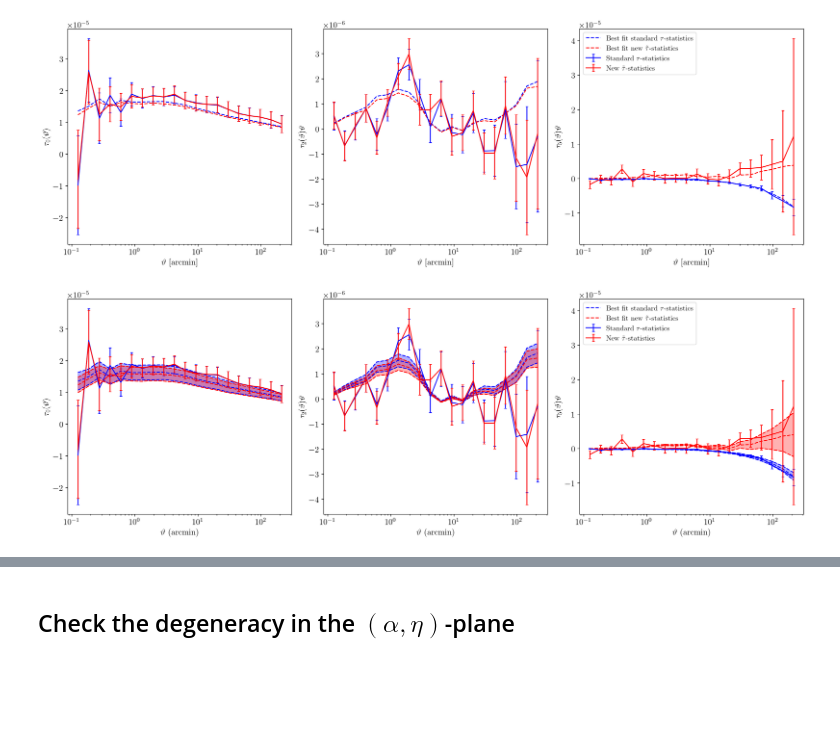
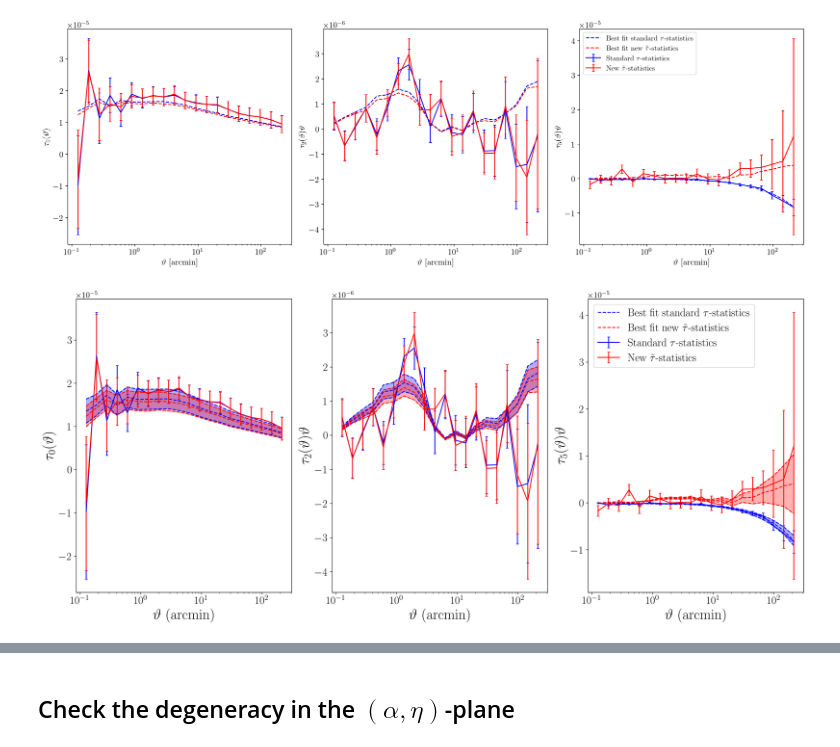
Before and after one commit to sachaguer/tau_stats_paper, a Jupyter notebook: shear_scalar_correlator.ipynb, the cells around one changed output, grey strips where cells are left out. Cells and saved outputs as stored; diff of their text form; code cells hidden in the pictures; blank space fills up the shorter version.

Commit message:
Update notebooks with correct layout for the figures. Add Plots and some data required.

```diff
--- a/shear_scalar_correlator.ipynb
+++ b/shear_scalar_correlator.ipynb
@@ -347,7 +347,7 @@ mean_best_fit_new = np.mean(best_fit_new, axis=2)
 quantiles_best_fit = np.quantile(best_fit, [0.16, 0.84], axis=2)
 quantiles_best_fit_new = np.quantile(best_fit_new, [0.16, 0.84], axis=2)
 # %%
-plt.figure(figsize=(18, 6))
+plt.figure(figsize=(18, 8))
 
 plt.subplot(131)
 
@@ -363,47 +363,55 @@ plt.plot(new_tau_stats['theta'], quantiles_best_fit_new[1][0], color='red', ls='
 plt.fill_between(new_tau_stats['theta'], quantiles_best_fit_new[0][0], quantiles_best_fit_new[1][0], color='red', alpha=0.3)
 
 plt.xscale('log')
-plt.ylabel(r'$\tau_0(\vartheta)$')
-plt.xlabel(r'$\vartheta$ (arcmin)')
+plt.ylabel(r'$\tau_0(\vartheta)$', fontsize=24)
+plt.xlabel(r'$\vartheta$ (arcmin)', fontsize=24)
+plt.xticks(fontsize=18)
+plt.yticks(fontsize=18)
 
 plt.subplot(132)
 
 plt.errorbar(tau_stats['theta'], tau_stats['tau_2_p']*tau_stats['theta'], yerr=tau_stats['theta']*np.sqrt(np.diag(cov_tau_jk[20:40, 20:40])), color='blue', capsize=2)
 plt.plot(tau_stats['theta'], mean_best_fit[1]*tau_stats['theta'], color='blue', ls='--', label='best fit SP_v1.3_LFmask_8k')
 plt.plot(tau_stats['theta'], quantiles_best_fit[0][1]*tau_stats['theta'], color='blue', ls='--')
 plt.plot(tau_stats['theta'], quantiles_best_fit[1][1]*tau_stats['theta'], color='blue', ls='--')
 plt.fill_between(tau_stats['theta'], quantiles_best_fit[0][1]*tau_stats['theta'], quantiles_best_fit[1][1]*tau_stats['theta'], color='blue', alpha=0.3)
 plt.errorbar(new_tau_stats['theta'], new_tau_stats['tau_2_p']*new_tau_stats['theta'], yerr=new_tau_stats['theta']*np.sqrt(np.diag(new_cov_tau[20:40, 20:40])), color='red', capsize=2)
 plt.plot(new_tau_stats['theta'], mean_best_fit_new[1]*new_tau_stats['theta'], color='red', ls='--', label='best fit new tau')
 plt.plot(new_tau_stats['theta'], quantiles_best_fit_new[0][1]*new_tau_stats['theta'], color='red', ls='--')
 plt.plot(new_tau_stats['theta'], quantiles_best_fit_new[1][1]*new_tau_stats['theta'], color='red', ls='--')
 plt.fill_between(new_tau_stats['theta'], quantiles_best_fit_new[0][1]*new_tau_stats['theta'], quantiles_best_fit_new[1][1]*new_tau_stats['theta'], color='red', alpha=0.3)
 
 plt.xscale('log')
-plt.ylabel(r'$\tau_2(\vartheta) \vartheta$')
-plt.xlabel(r'$\vartheta$ (arcmin)')
+plt.ylabel(r'$\tau_2(\vartheta) \vartheta$', fontsize=24)
+plt.xlabel(r'$\vartheta$ (arcmin)', fontsize=24)
+plt.xticks(fontsize=18)
+plt.yticks(fontsize=18)
 
 plt.subplot(133)
 
 plt.errorbar(tau_stats['theta'], tau_stats['theta']*tau_stats['tau_5_p'], yerr=tau_stats['theta']*np.sqrt(np.diag(cov_tau_jk[40:60, 40:60])), color='blue', capsize=2, label=r'Standard $\tau$-statistics')
 plt.plot(tau_stats['theta'], tau_stats['theta']*mean_best_fit[2], color='blue', ls='--', label=r'Best fit standard $\tau$-statistics')
 plt.plot(tau_stats['theta'], tau_stats['theta']*quantiles_best_fit[0][2], color='blue', ls='--')
 plt.plot(tau_stats['theta'], tau_stats['theta']*quantiles_best_fit[1][2], color='blue', ls='--')
 plt.fill_between(tau_stats['theta'], tau_stats['theta']*quantiles_best_fit[0][2], tau_stats['theta']*quantiles_best_fit[1][2], color='blue', alpha=0.3)
 plt.errorbar(new_tau_stats['theta'], new_tau_stats['tau_5']*new_tau_stats['theta'], yerr=new_tau_stats['theta']*np.sqrt(np.diag(new_cov_tau[40:60, 40:60])), color='red', capsize=2, label=r'New $\tilde \tau$-statistics')
 plt.plot(new_tau_stats['theta'], new_tau_stats['theta']*mean_best_fit_new[2], color='red', ls='--', label=r'Best fit new $\tilde \tau$-statistics')
 plt.plot(new_tau_stats['theta'], new_tau_stats['theta']*quantiles_best_fit_new[0][2], color='red', ls='--')
 plt.plot(new_tau_stats['theta'], new_tau_stats['theta']*quantiles_best_fit_new[1][2], color='red', ls='--')
 plt.fill_between(new_tau_stats['theta'], new_tau_stats['theta']*quantiles_best_fit_new[0][2], new_tau_stats['theta']*quantiles_best_fit_new[1][2], color='red', alpha=0.3)
 
-plt.legend()
+plt.legend(fontsize=18)
 plt.xscale('log')
-plt.ylabel(r'$\tau_5(\vartheta) \vartheta$')
-plt.xlabel(r'$\vartheta$ (arcmin)')
+plt.ylabel(r'$\tau_5(\vartheta) \vartheta$', fontsize=24)
+plt.xlabel(r'$\vartheta$ (arcmin)', fontsize=24)
+plt.xticks(fontsize=18)
+plt.yticks(fontsize=18)
+
 plt.tight_layout()
+plt.savefig("Plots/sample_new_tau.png", dpi=600, bbox_inches='tight')
 plt.show()
 # %% [output]
-[figure, old version]
+[figure, new version]
 # %%
 #Confidence interval at the 68% confidence level
 np.percentile(samples, [16, 50, 84], axis=0)
```
Also changed, not shown: parts of 5 cells of this notebook, 24 other files.
